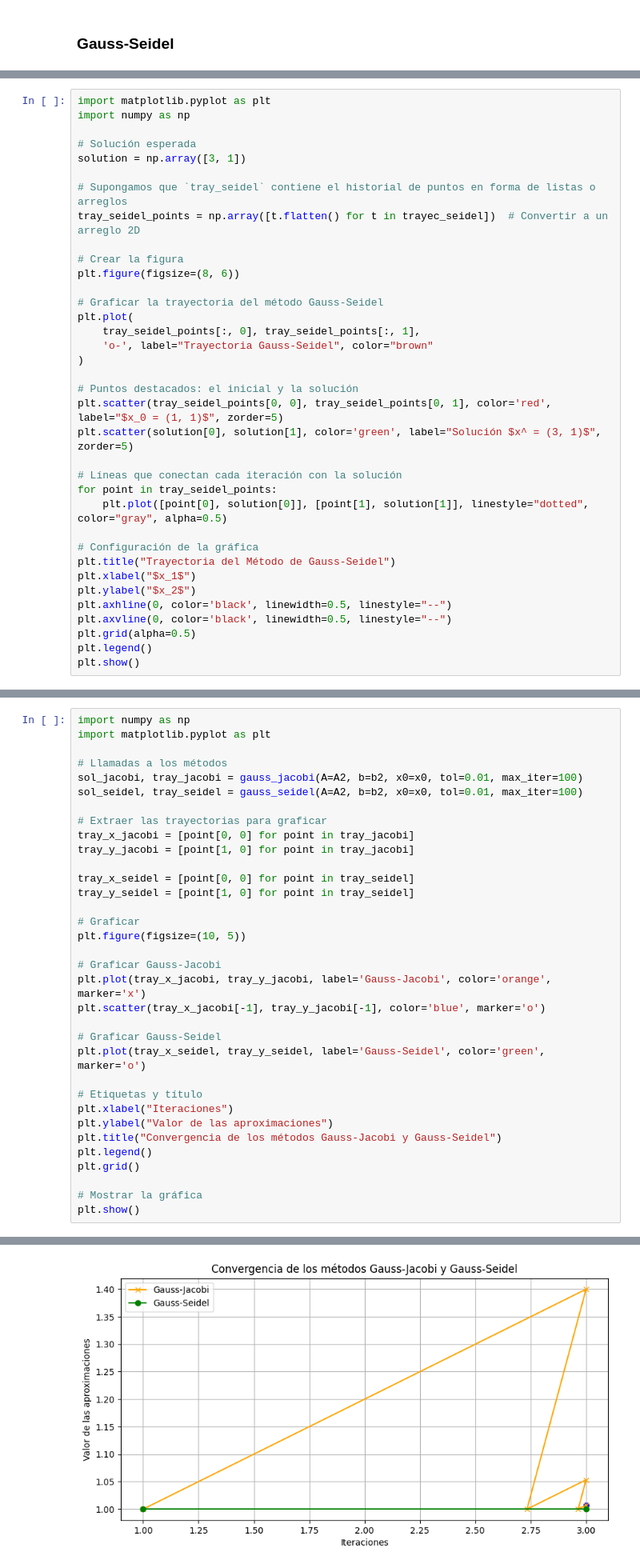
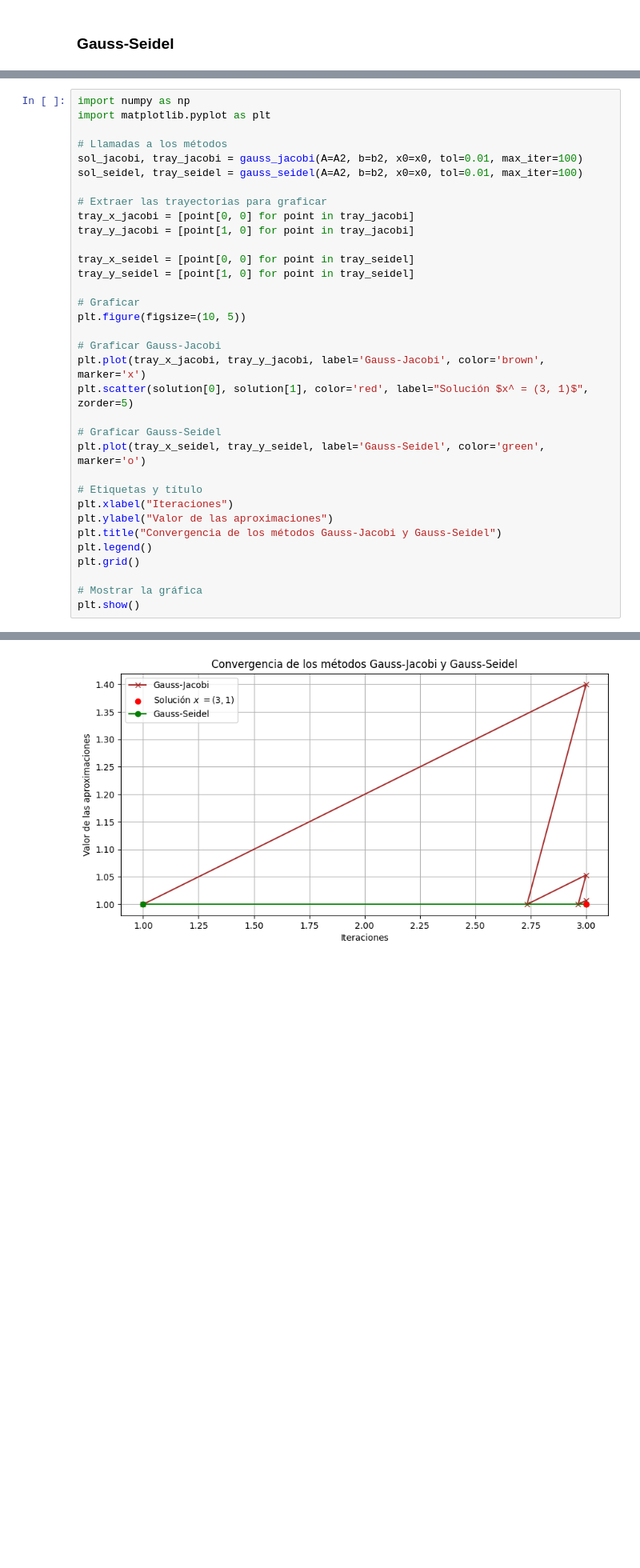
Before and after one commit to Erickezro/metodos-fuente, a Jupyter notebook: Taller 25-01-25.ipynb, the cells around one changed output, grey strips where cells are left out. Shown at 80% size. Drawn from its saved outputs; the diff is of its cells as text; blank space fills up the shorter version.

```diff
--- a/Taller 25-01-25.ipynb
+++ b/Taller 25-01-25.ipynb
@@ -177,36 +211,0 @@ sol, trayec_seidel= gauss_seidel(A=A2, b=b2, x0=x0, tol=0.01, max_iter=100)
-# %%
-import matplotlib.pyplot as plt
-import numpy as np
-
-# Solución esperada
-solution = np.array([3, 1])
-
-# Supongamos que `tray_seidel` contiene el historial de puntos en forma de listas o arreglos
-tray_seidel_points = np.array([t.flatten() for t in trayec_seidel])  # Convertir a un arreglo 2D
-
-# Crear la figura
-plt.figure(figsize=(8, 6))
-
-# Graficar la trayectoria del método Gauss-Seidel
-plt.plot(
-    tray_seidel_points[:, 0], tray_seidel_points[:, 1],
-    'o-', label="Trayectoria Gauss-Seidel", color="brown"
-)
-
-# Puntos destacados: el inicial y la solución
-plt.scatter(tray_seidel_points[0, 0], tray_seidel_points[0, 1], color='red', label="$x_0 = (1, 1)$", zorder=5)
-plt.scatter(solution[0], solution[1], color='green', label="Solución $x^ = (3, 1)$", zorder=5)
-
-# Líneas que conectan cada iteración con la solución
-for point in tray_seidel_points:
-    plt.plot([point[0], solution[0]], [point[1], solution[1]], linestyle="dotted", color="gray", alpha=0.5)
-
-# Configuración de la gráfica
-plt.title("Trayectoria del Método de Gauss-Seidel")
-plt.xlabel("$x_1$")
-plt.ylabel("$x_2$")
-plt.axhline(0, color='black', linewidth=0.5, linestyle="--")
-plt.axvline(0, color='black', linewidth=0.5, linestyle="--")
-plt.grid(alpha=0.5)
-plt.legend()
-plt.show()
@@ -231,8 +250,8 @@ tray_y_seidel = [point[1, 0] for point in tray_seidel]
 plt.figure(figsize=(10, 5))
 
 # Graficar Gauss-Jacobi
-plt.plot(tray_x_jacobi, tray_y_jacobi, label='Gauss-Jacobi', color='orange', marker='x')
-plt.scatter(tray_x_jacobi[-1], tray_y_jacobi[-1], color='blue', marker='o')
+plt.plot(tray_x_jacobi, tray_y_jacobi, label='Gauss-Jacobi', color='brown', marker='x')
+plt.scatter(solution[0], solution[1], color='red', label="Solución $x^ = (3, 1)$", zorder=5)
 
 # Graficar Gauss-Seidel
 plt.plot(tray_x_seidel, tray_y_seidel, label='Gauss-Seidel', color='green', marker='o')
@@ -258 +277 @@ plt.show()
-[figure, old version]
+[figure, new version]
```
Also changed, not shown: parts of 13 cells of this notebook.
